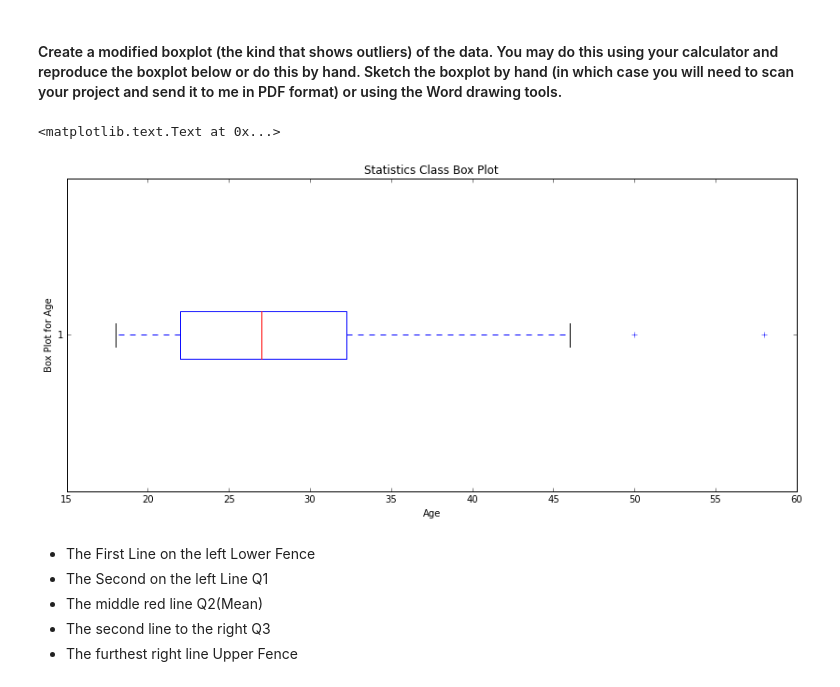
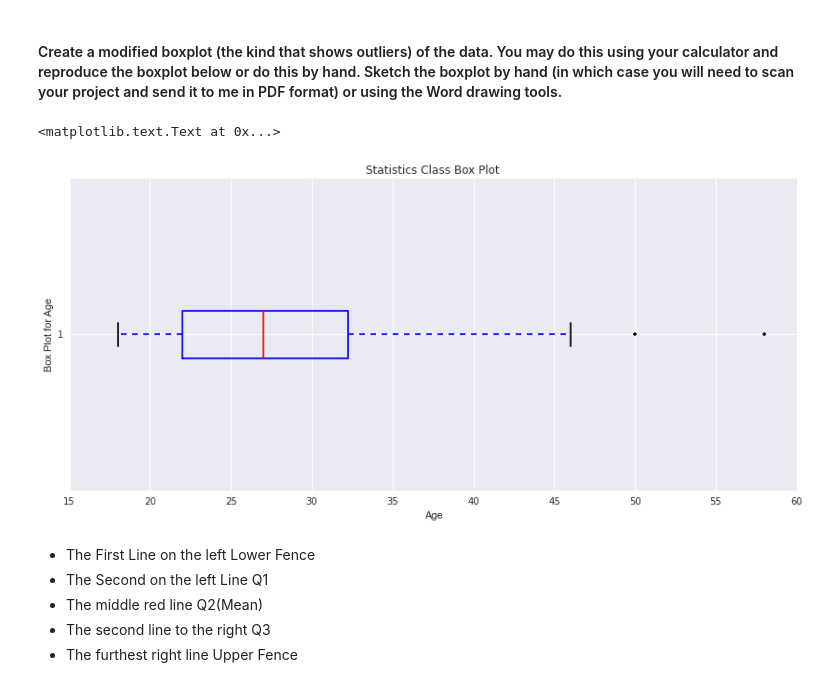
Before and after one commit to bekkblando/GT_Stats, a Jupyter notebook: HW/Assignment 3/Assignment 3.ipynb, the cells around one changed output. Cells and saved outputs as stored; diff of their text form; code cells hidden in the pictures.

```diff
--- a/HW/Assignment 3/Assignment 3.ipynb
+++ b/HW/Assignment 3/Assignment 3.ipynb
@@ -286,14 +286,13 @@ We have 2 out of 56
 <h4>Create a modified boxplot (the kind that shows outliers) of the data. You may do this using your calculator and reproduce the boxplot below or do this by hand. Sketch the boxplot by hand (in which case you will need to scan your project and send it to me in PDF format) or using the Word drawing tools.</h4>
 # %%
 fig, ax1 = plt.subplots(figsize=(14,6))
-#plt.boxplot(age_list, vert=0)
-sns.boxplot(data_to_plot, vert=0)
+plt.boxplot(age_list, vert=0, sym='k.')
 ax1.set_title('Statistics Class Box Plot')
 ax1.set_xlabel('Age')
 ax1.set_ylabel('Box Plot for Age')
 # %% [output]
 <matplotlib.text.Text at 0x...>
-[figure, old version]
+[figure, new version]
 # %% [markdown]
 <ul>
 <li>The First Line on the left Lower Fence</li>
```
